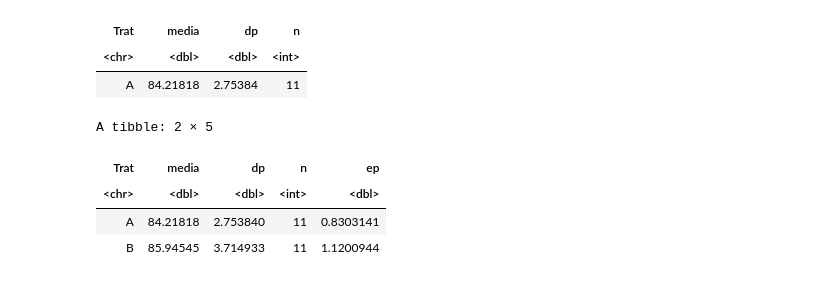
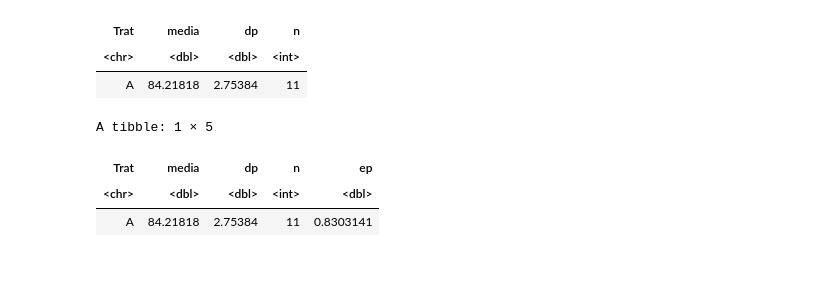
Before and after one commit to lucranders/workshopR, a Jupyter notebook: RBasico.ipynb, the cells around one changed output. Drawn from its saved outputs; the diff is of its cells as text; code cells hidden in the pictures.

```diff
--- a/RBasico.ipynb
+++ b/RBasico.ipynb
@@ -529,10 +555,9 @@ A tibble: 1 × 4
 | A | 84.21818 | 2.75384 | 11 |
 # %%
 # mutate: altera ou cria colunas novas
-infos %>% mutate ( ep = dp / sqrt ( n ) )
+infos %>% mutate ( ep = dp / sqrt ( n ) ) %>% filter(Trat == "A")
 # %% [output]
-A tibble: 2 × 5
+A tibble: 1 × 5
 | Trat | media | dp | n | ep |
 | <chr> | <dbl> | <dbl> | <int> | <dbl> |
-| A | 84.21818 | 2.753840 | 11 | 0.8303141 |
-| B | 85.94545 | 3.714933 | 11 | 1.1200944 |
+| A | 84.21818 | 2.75384 | 11 | 0.8303141 |
```
Also changed, not shown: parts of 12 cells of this notebook.
